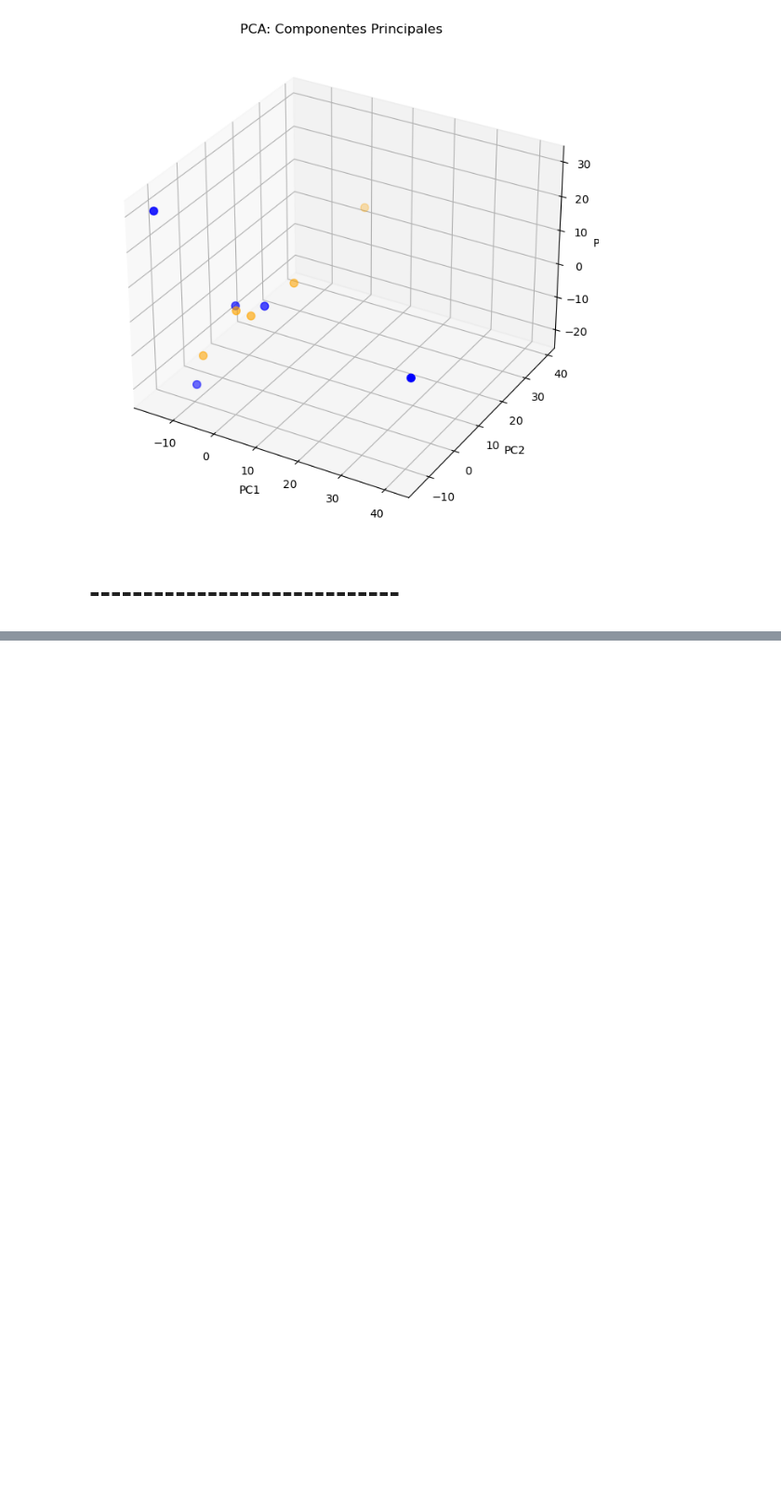
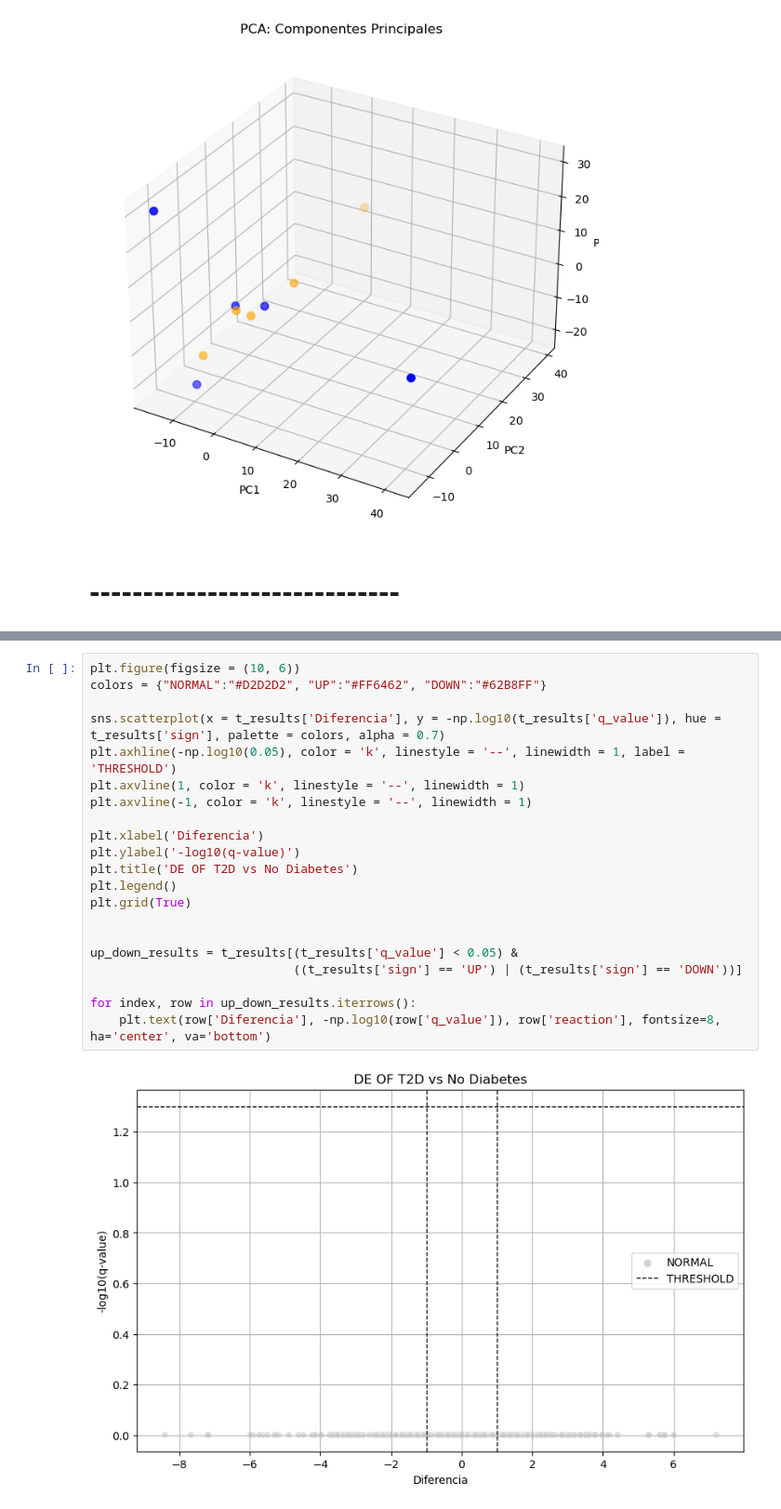
Before and after one commit to NoeGrageraJimenez/TFG, a Jupyter notebook: Islets study/Islets 20 samples manual code.ipynb, the cells around one changed output, grey strips where cells are left out. Shown at 93% size. Cells and saved outputs as stored; diff of their text form; blank space fills up the shorter version.

```diff
--- a/Islets study/Islets 20 samples manual code.ipynb
+++ b/Islets study/Islets 20 samples manual code.ipynb
@@ -1132,0 +1179,23 @@ for index, row in up_down_results.iterrows():
+# %%
+plt.figure(figsize = (10, 6))
+colors = {"NORMAL":"#D2D2D2", "UP":"#FF6462", "DOWN":"#62B8FF"}
+
+sns.scatterplot(x = t_results['Diferencia'], y = -np.log10(t_results['q_value']), hue = t_results['sign'], palette = colors, alpha = 0.7)
+plt.axhline(-np.log10(0.05), color = 'k', linestyle = '--', linewidth = 1, label = 'THRESHOLD')
+plt.axvline(1, color = 'k', linestyle = '--', linewidth = 1)
+plt.axvline(-1, color = 'k', linestyle = '--', linewidth = 1)
+
+plt.xlabel('Diferencia')
+plt.ylabel('-log10(q-value)')
+plt.title('DE OF T2D vs No Diabetes')
+plt.legend()
+plt.grid(True)
+
+
+up_down_results = t_results[(t_results['q_value'] < 0.05) &
+                            ((t_results['sign'] == 'UP') | (t_results['sign'] == 'DOWN'))]
+
+for index, row in up_down_results.iterrows():
+    plt.text(row['Diferencia'], -np.log10(row['q_value']), row['reaction'], fontsize=8, ha='center', va='bottom')
+# %% [output]
+[figure, added]
```
Also changed, not shown: parts of 10 cells of this notebook, 4 other files.
